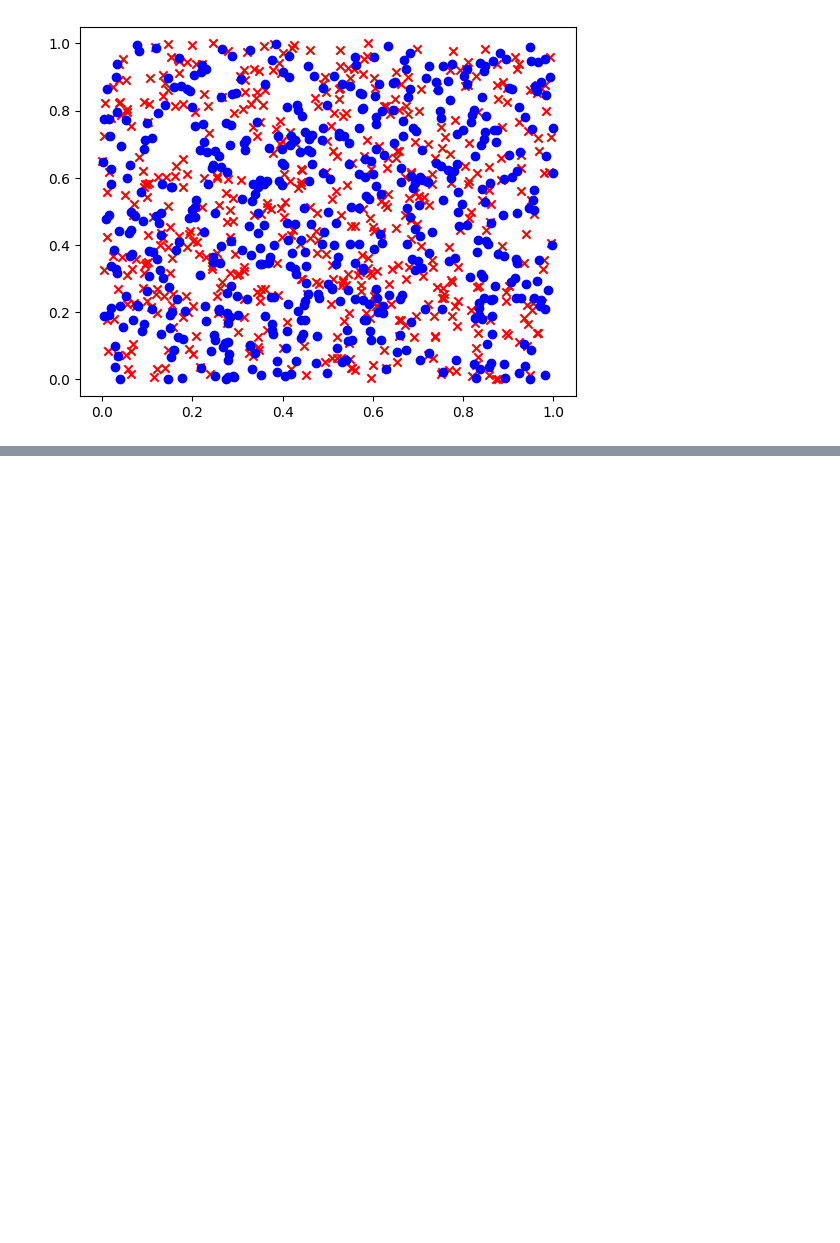
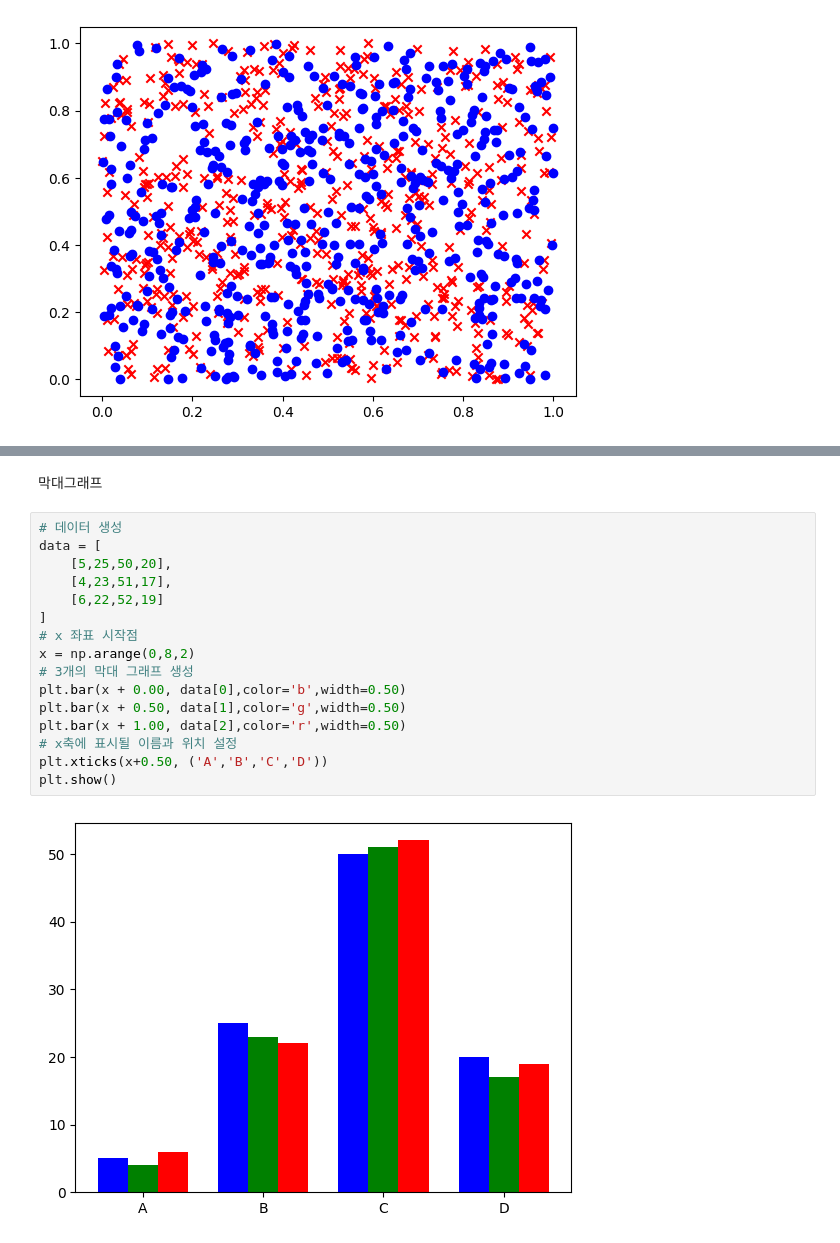
Before and after one commit to leekyuyoung20231211/python, a Jupyter notebook: 데이터_시각화.ipynb, the cells around one changed output, grey strips where cells are left out. Cells and saved outputs as stored; diff of their text form; blank space fills up the shorter version.

```diff
--- a/데이터_시각화.ipynb
+++ b/데이터_시각화.ipynb
@@ -187,0 +201,20 @@ plt.show()
+# %% [markdown]
+막대그래프
+# %%
+# 데이터 생성
+data = [
+    [5,25,50,20],
+    [4,23,51,17],
+    [6,22,52,19]
+]
+# x 좌표 시작점
+x = np.arange(0,8,2)
+# 3개의 막대 그래프 생성
+plt.bar(x + 0.00, data[0],color='b',width=0.50)
+plt.bar(x + 0.50, data[1],color='g',width=0.50)
+plt.bar(x + 1.00, data[2],color='r',width=0.50)
+# x축에 표시될 이름과 위치 설정
+plt.xticks(x+0.50, ('A','B','C','D'))
+plt.show()
+# %% [output]
+[figure, added]
```
Also changed, not shown: parts of 37 cells of this notebook.
